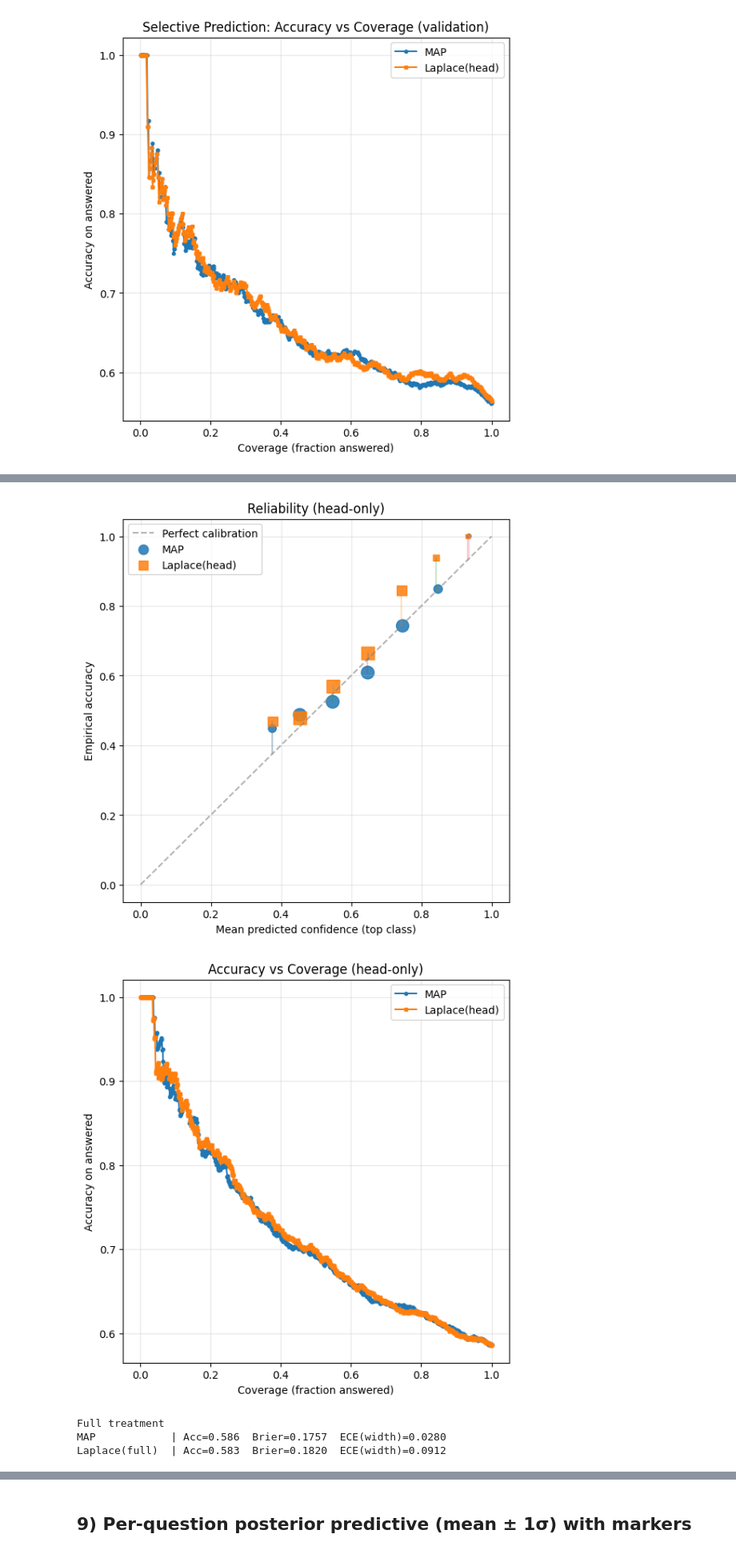
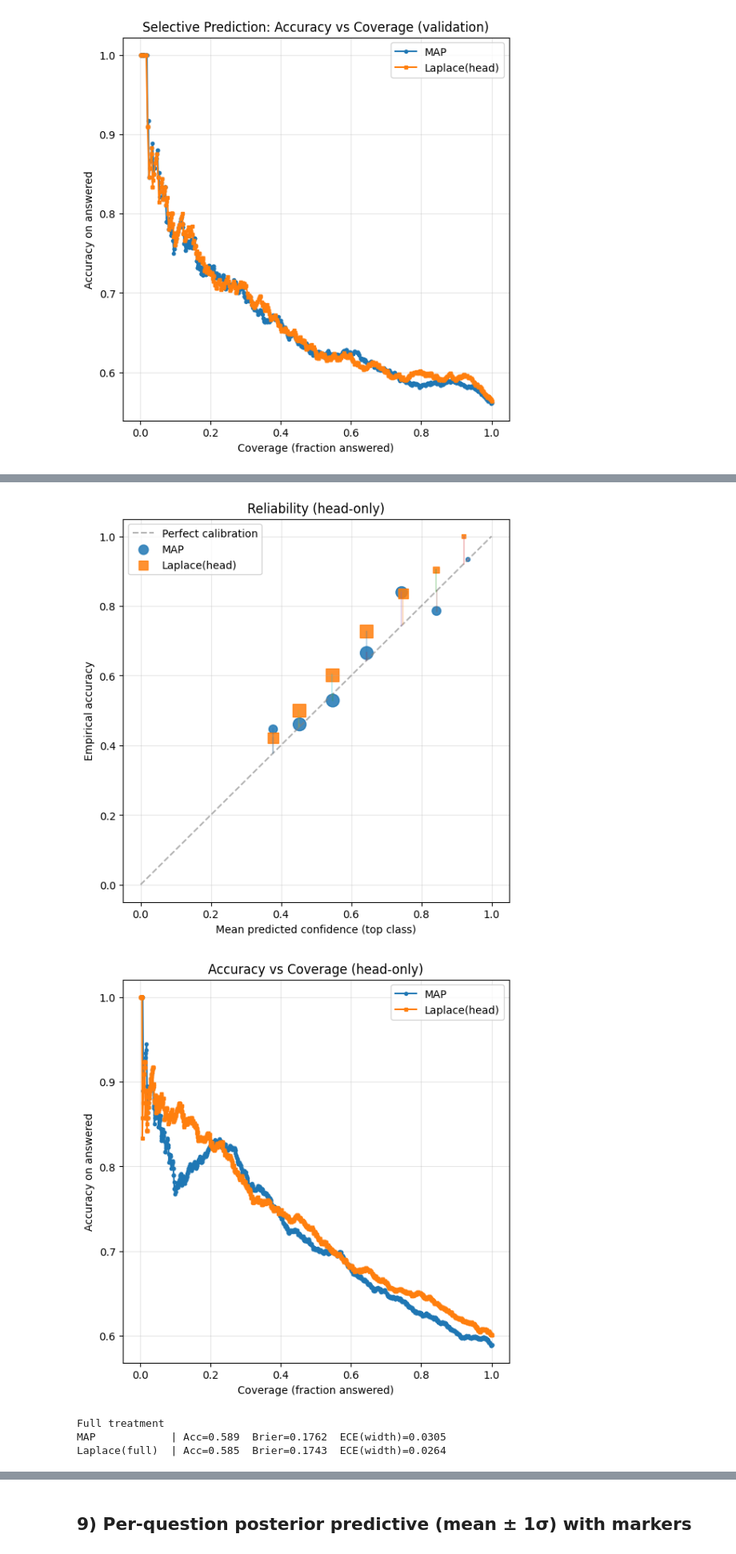
Before and after one commit to rdisipio/BayesianLM-QA, a Jupyter notebook: lora_laplace.ipynb, the cells around one changed output, grey strips where cells are left out. Shown: that part at 80% size. Cells and saved outputs as stored; diff of their text form; code cells hidden in the pictures.

Commit message:
apply temp calib to LoRA

```diff
--- a/lora_laplace.ipynb
+++ b/lora_laplace.ipynb
@@ -190,7 +190,7 @@ from datasets import load_dataset
 csqa = load_dataset("commonsense_qa")
 
 # take the first n examples after a shuffle
-N_TRAIN = 5000
+N_TRAIN = 8000
 N_VAL   = 1000
 #N_TRAIN = 2000
 #N_VAL = 500
@@ -468,3 +468,14 @@ F_diag: (221953,) mean: 3.906058918801136e-05
+# %%
+import pickle
+
+with open("fisher.pkl", 'wb') as f:
+    pickle.dump(
+        {
+            'F_head': F_head,
+            'F_diag': F_diag,
+        },
+        f
+    )
 # %% [markdown]
 
 ## 7) Posterior predictive via Gaussian samples over θ
@@ -614,10 +670,11 @@ print_metrics("Laplace(head)", p_lap_h, y_val)
 
 # Pure Fisher: 1.0
 #S_MC, LAM = 30, 5.0
-S_MC, LAM = 20, 5000 # quick run
+S_MC, LAM = 30, 5000
 y_val   = collect_labels(val_loader)
 p_map   = predict_map(model, val_loader)
-p_lap_f = predict_proba_mc_full(val_loader, S=S_MC, lam=LAM, show_progress=True)
+# p_lap_f = predict_proba_mc_full(val_loader, S=S_MC, lam=LAM, show_progress=True)
+(p_lap_f, L_val_lap_f) = predict_proba_mc_full(val_loader, S=S_MC, lam=LAM, return_logits=True)
 
 print_metrics("MAP", p_map, y_val)
 print_metrics("Laplace(full)", p_lap_f, y_val)
@@ -626,0 +684,2 @@ print_metrics("Laplace(full)", p_lap_f, y_val)
+# %%
+best_T, all_T = evaluate_temp_candidates(L_val_lap_f, y_val, temps=[0.5, 0.6, 0.8, 1.2, 2.0])
@@ -923,11 +990,11 @@ def plot_accuracy_vs_coverage(p_dict, y, title="Selective Prediction: Accuracy v
     plt.legend()
     plt.show()
 
-# ---------- Example usage ----------
 # Head-only comparison:
 # p_te_map : (N,C)
 # p_te_lap : (N,C)
 # y_te     : (N,)
+
 p_dict_head = {
     "MAP":            p_te_map_T, #p_map,
     "Laplace(head)":  p_lap_h,
@@ -939,9 +1006,13 @@ plot_accuracy_vs_coverage(p_dict_head, y_val, title="Accuracy vs Coverage (head-
 
 # Full-treatment comparison (if you computed it):
 # p_te_full : (N,C)
+
+T_star = best_T[0]
+p_lap_f_T = softmax_np(L_val_lap_f / T_star)
+
 p_dict_full = {
     "MAP":            p_te_map_T, #p_map,
-    "Laplace(full)":  p_lap_f,
+    "Laplace(full)":  p_lap_f_T, #p_lap_f,
 }
 print("Full treatment")
 print_summary_metrics(p_dict_full, y_val, n_bins=10)
@@ -954,5 +1025,5 @@ Laplace(head)  | Acc=0.586  Brier=0.1759  ECE(width)=0.0379
-[figure, old version]
+[figure, new version]
-[figure, old version]
+[figure, new version]
 Full treatment
-MAP            | Acc=0.586  Brier=0.1757  ECE(width)=0.0280
-Laplace(full)  | Acc=0.583  Brier=0.1820  ECE(width)=0.0912
+MAP            | Acc=0.589  Brier=0.1762  ECE(width)=0.0305
+Laplace(full)  | Acc=0.585  Brier=0.1743  ECE(width)=0.0264
```
Also changed, not shown: parts of 11 cells of this notebook.
